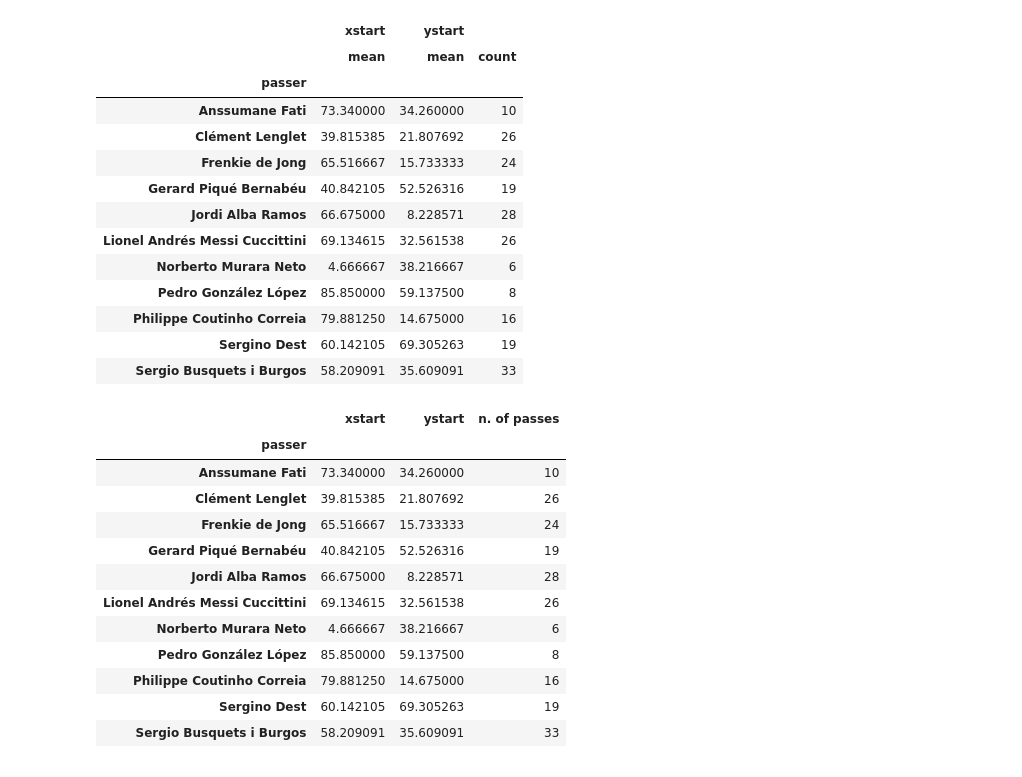
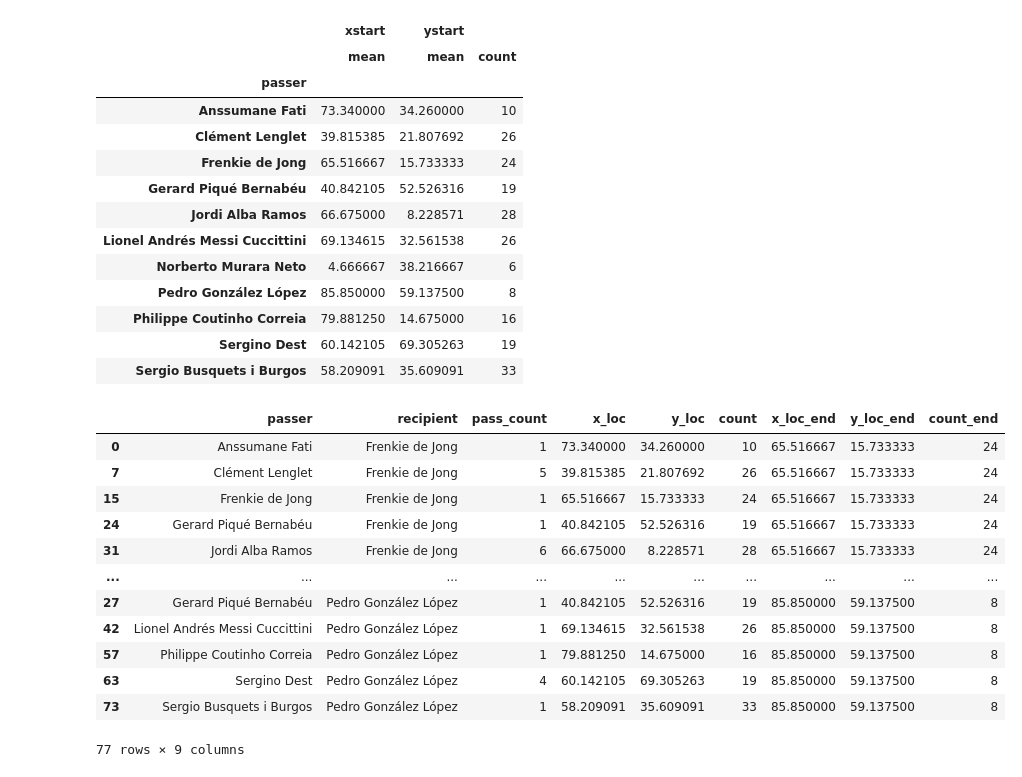
Before and after one commit to gianmarcozironelli/statsbomb_project, a Jupyter notebook: sb_project.ipynb, the cells around one changed output. Drawn from its saved outputs; the diff is of its cells as text; code cells hidden in the pictures.

```diff
--- a/sb_project.ipynb
+++ b/sb_project.ipynb
@@ -522,16 +517,0 @@ average_loc_df.columns = ['xstart', 'ystart', 'n. of passes']
-# %%
-average_loc_df.sort
-# %% [output]
-|  | xstart | ystart | n. of passes |
-| passer |  |  |  |
-| Anssumane Fati | 73.340000 | 34.260000 | 10 |
-| Clément Lenglet | 39.815385 | 21.807692 | 26 |
-| Frenkie de Jong | 65.516667 | 15.733333 | 24 |
-| Gerard Piqué Bernabéu | 40.842105 | 52.526316 | 19 |
-| Jordi Alba Ramos | 66.675000 | 8.228571 | 28 |
-| Lionel Andrés Messi Cuccittini | 69.134615 | 32.561538 | 26 |
-| Norberto Murara Neto | 4.666667 | 38.216667 | 6 |
-| Pedro González López | 85.850000 | 59.137500 | 8 |
-| Philippe Coutinho Correia | 79.881250 | 14.675000 | 16 |
-| Sergino Dest | 60.142105 | 69.305263 | 19 |
-| Sergio Busquets i Burgos | 58.209091 | 35.609091 | 33 |
@@ -537,0 +528,16 @@ average_loc_df.sort
+# %%
+pass_network_barca_df
+# %% [output]
+|  | passer | recipient | pass_count | x_loc | y_loc | count | x_loc_end | y_loc_end | count_end |
+| 0 | Anssumane Fati | Frenkie de Jong | 1 | 73.340000 | 34.260000 | 10 | 65.516667 | 15.733333 | 24 |
+| 7 | Clément Lenglet | Frenkie de Jong | 5 | 39.815385 | 21.807692 | 26 | 65.516667 | 15.733333 | 24 |
+| 15 | Frenkie de Jong | Frenkie de Jong | 1 | 65.516667 | 15.733333 | 24 | 65.516667 | 15.733333 | 24 |
+| 24 | Gerard Piqué Bernabéu | Frenkie de Jong | 1 | 40.842105 | 52.526316 | 19 | 65.516667 | 15.733333 | 24 |
+| 31 | Jordi Alba Ramos | Frenkie de Jong | 6 | 66.675000 | 8.228571 | 28 | 65.516667 | 15.733333 | 24 |
+| ... | ... | ... | ... | ... | ... | ... | ... | ... | ... |
+| 27 | Gerard Piqué Bernabéu | Pedro González López | 1 | 40.842105 | 52.526316 | 19 | 85.850000 | 59.137500 | 8 |
+| 42 | Lionel Andrés Messi Cuccittini | Pedro González López | 1 | 69.134615 | 32.561538 | 26 | 85.850000 | 59.137500 | 8 |
+| 57 | Philippe Coutinho Correia | Pedro González López | 1 | 79.881250 | 14.675000 | 16 | 85.850000 | 59.137500 | 8 |
+| 63 | Sergino Dest | Pedro González López | 4 | 60.142105 | 69.305263 | 19 | 85.850000 | 59.137500 | 8 |
+| 73 | Sergio Busquets i Burgos | Pedro González López | 1 | 58.209091 | 35.609091 | 33 | 85.850000 | 59.137500 | 8 |
+77 rows × 9 columns
```
Also changed, not shown: parts of 12 cells of this notebook.
